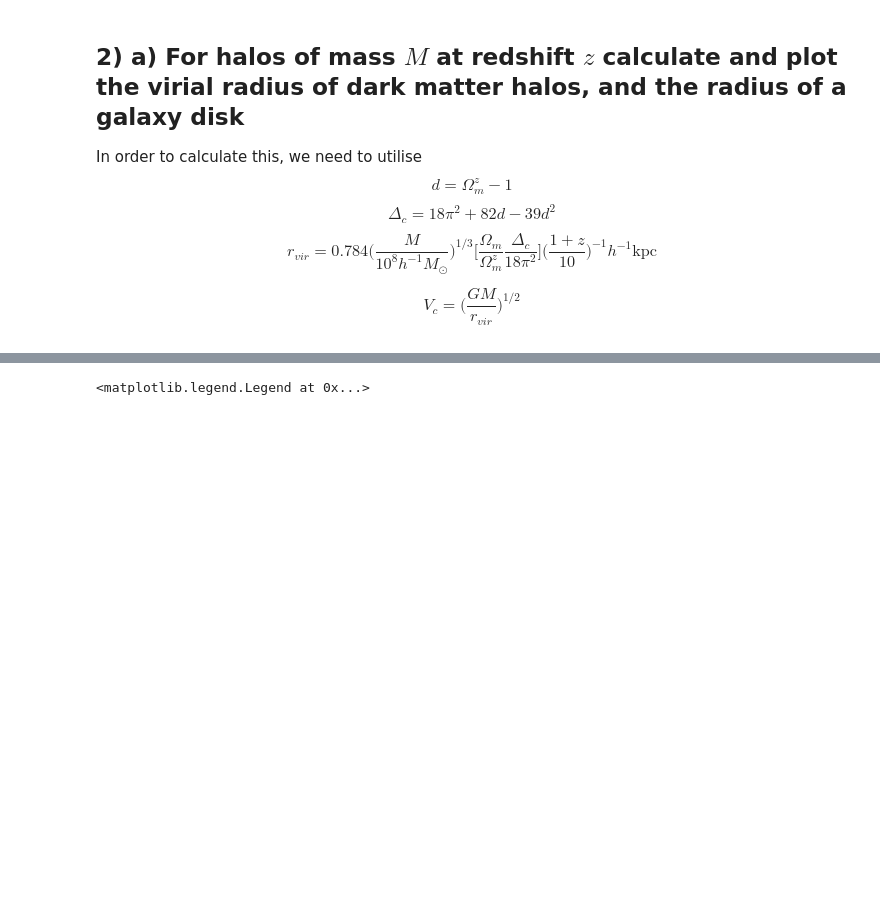
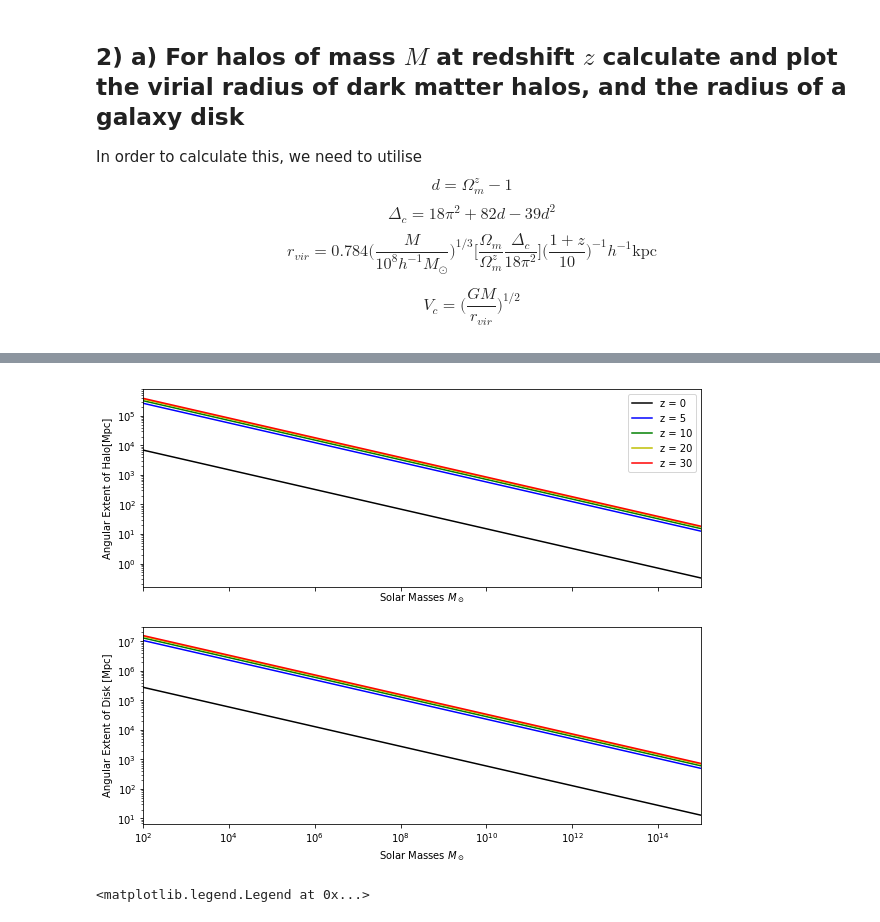
Before and after one commit to mdezylva/cosmology, a Jupyter notebook: Cosmology Assignment.ipynb, the cells around one changed output, grey strips where cells are left out. Saved outputs shown, nothing was run; the diff lists cells and outputs as text; code cells hidden in the pictures; blank space fills up the shorter version.

```diff
--- a/Cosmology Assignment.ipynb
+++ b/Cosmology Assignment.ipynb
@@ -302,3 +308,28 @@ ax2.margins(x=0)
+# %%
+#Pass in Angular
+fig, (ax1, ax2) = plt.subplots(2,1,figsize= (10,8),sharex=True)
+ax1.semilogx(m,r_em[1]/vir_r_z0,'k-',label='z = 0')
+ax1.semilogx(m,r_em[50]/vir_r_z5,'b-',label='z = 5')
+ax1.semilogx(m,r_em[100]/vir_r_z10,'g-',label='z = 10')
+ax1.semilogx(m,r_em[200]/vir_r_z20,'y-',label='z = 20')
+ax1.semilogx(m,r_em[299]/vir_r_z30,'r-',label='z = 30')
+ax1.set_yscale("log")
+ax1.legend(loc = 'upper right')
+ax1.set_xlabel('Solar Masses $M_\odot$')
+ax1.set_ylabel('Angular Extent of Halo[Mpc]')
+ax1.margins(x=0)
+
+ax2.semilogx(m,r_em[1]/disk_r_z0,'k-',label='z = 0')
+ax2.semilogx(m,r_em[50]/disk_r_z5,'b-',label='z = 5')
+ax2.semilogx(m,r_em[100]/disk_r_z10,'g-',label='z = 10')
+ax2.semilogx(m,r_em[200]/disk_r_z20,'y-',label='z = 20')
+ax2.semilogx(m,r_em[299]/disk_r_z30,'r-',label='z = 30')
+ax2.set_yscale("log")
+ax2.set_xlabel('Solar Masses $M_\odot$')
+ax2.set_ylabel('Angular Extent of Disk [Mpc]')
+ax2.margins(x=0)
+# %% [output]
+[figure, added]
 # %%
 x = np.linspace(0,np.pi,1000)
 # %%
```
Also changed, not shown: parts of 8 cells of this notebook.
